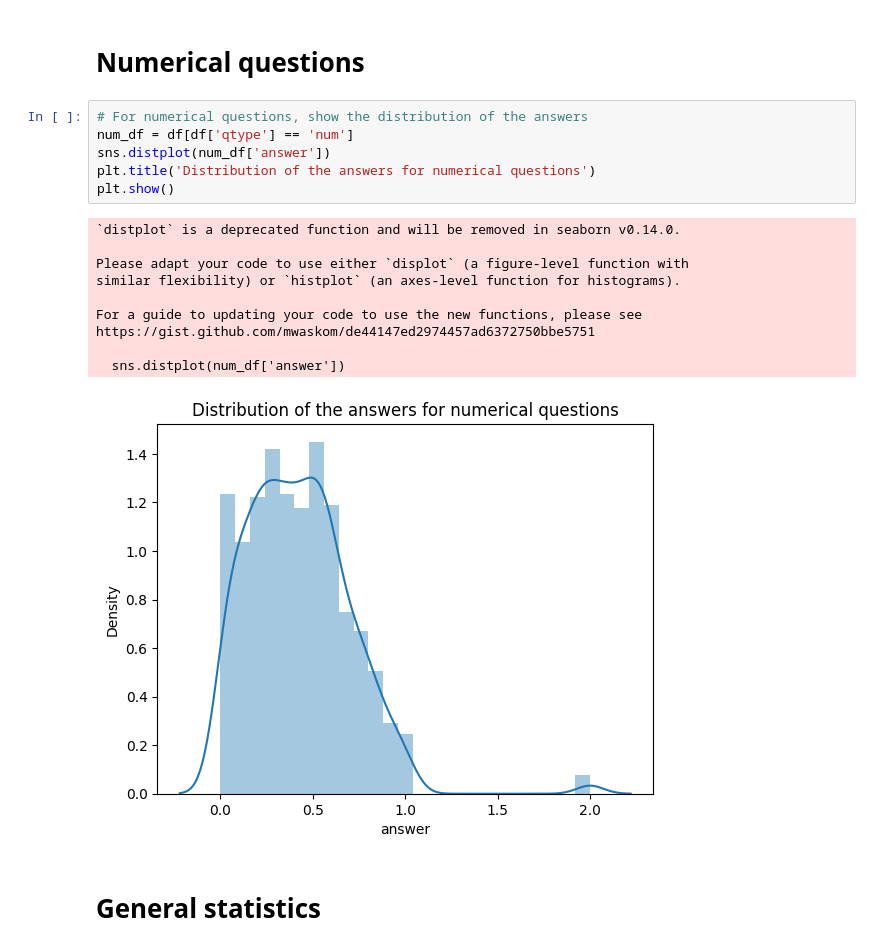
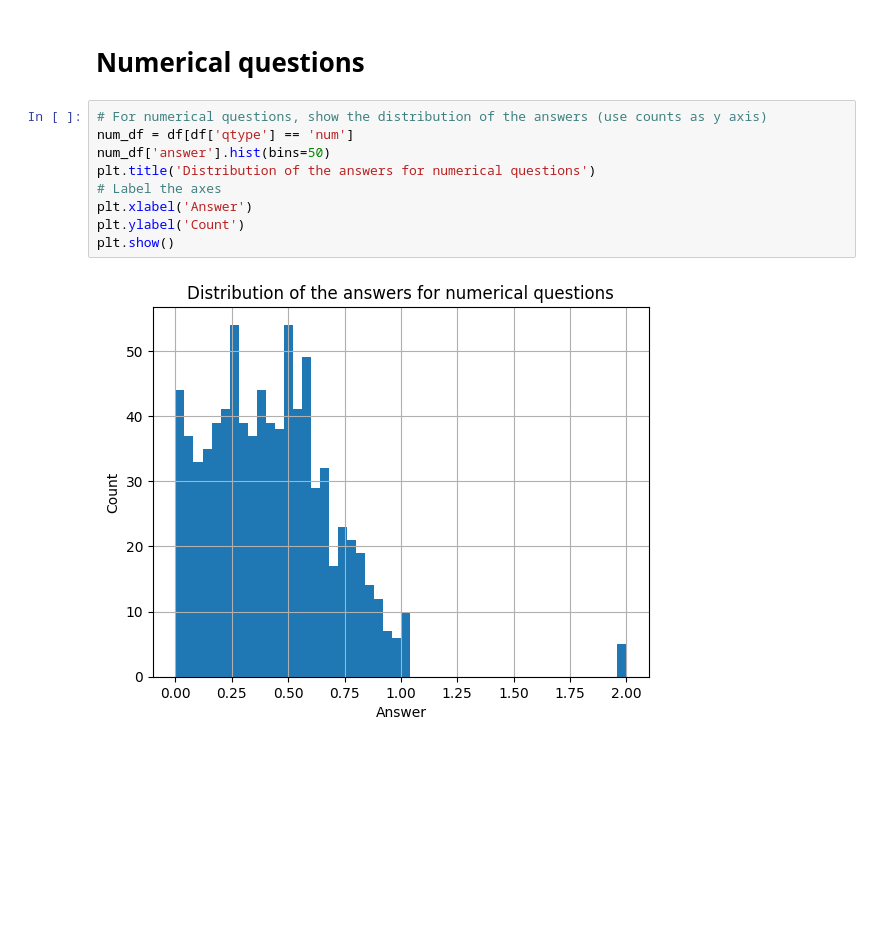
Before and after one commit to eamonniknafs/autocast, a Jupyter notebook: competition/gpt/fine-tune/eda.ipynb, the cells around one changed output. Saved outputs shown, nothing was run; the diff lists cells and outputs as text; blank space fills up the shorter version.

```diff
--- a/competition/gpt/fine-tune/eda.ipynb
+++ b/competition/gpt/fine-tune/eda.ipynb
@@ -66,21 +108,13 @@ plt.show()
 # %% [markdown]
 # Numerical questions
 # %%
-# For numerical questions, show the distribution of the answers
+# For numerical questions, show the distribution of the answers (use counts as y axis)
 num_df = df[df['qtype'] == 'num']
-sns.distplot(num_df['answer'])
+num_df['answer'].hist(bins=50)
 plt.title('Distribution of the answers for numerical questions')
+# Label the axes
+plt.xlabel('Answer')
+plt.ylabel('Count')
 plt.show()
 # %% [output]
-`distplot` is a deprecated function and will be removed in seaborn v0.14.0.
-
-Please adapt your code to use either `displot` (a figure-level function with
-similar flexibility) or `histplot` (an axes-level function for histograms).
-
-For a guide to updating your code to use the new functions, please see
-https://gist.github.com/mwaskom/de44147ed2974457ad6372750bbe5751
-
-  sns.distplot(num_df['answer'])
-[figure, old version]
+[figure, new version]
-# %% [markdown]
-# General statistics
```
Also changed, not shown: parts of 11 cells of this notebook.
